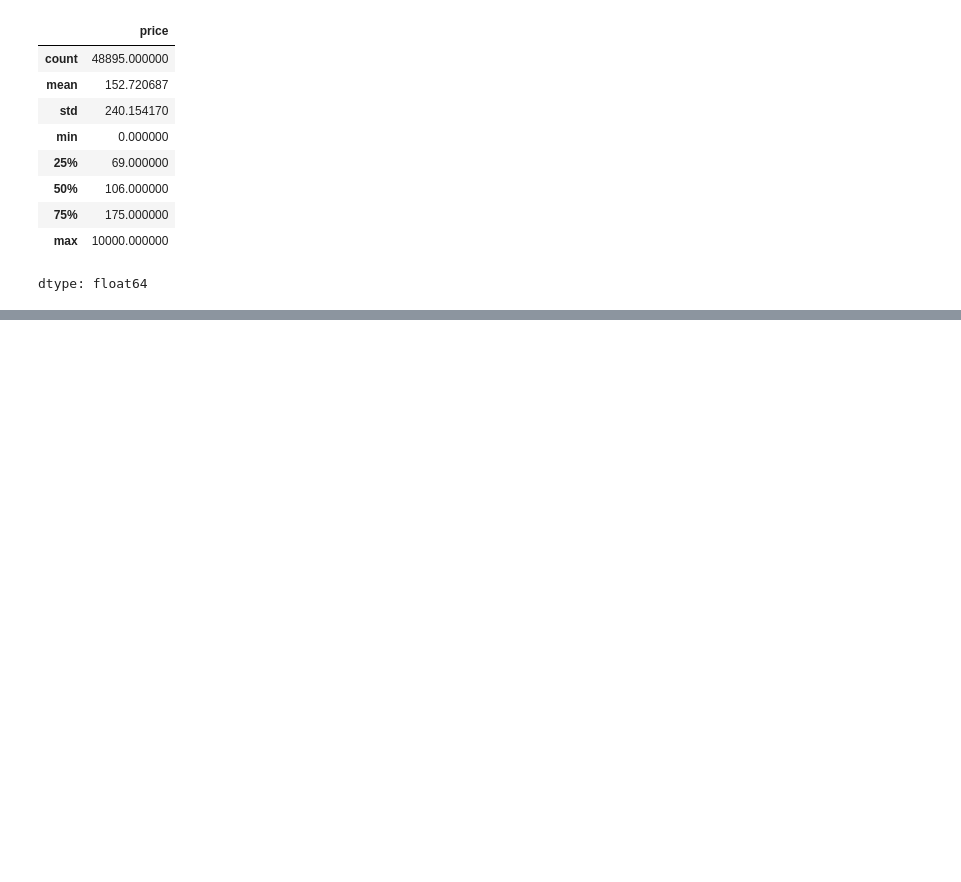
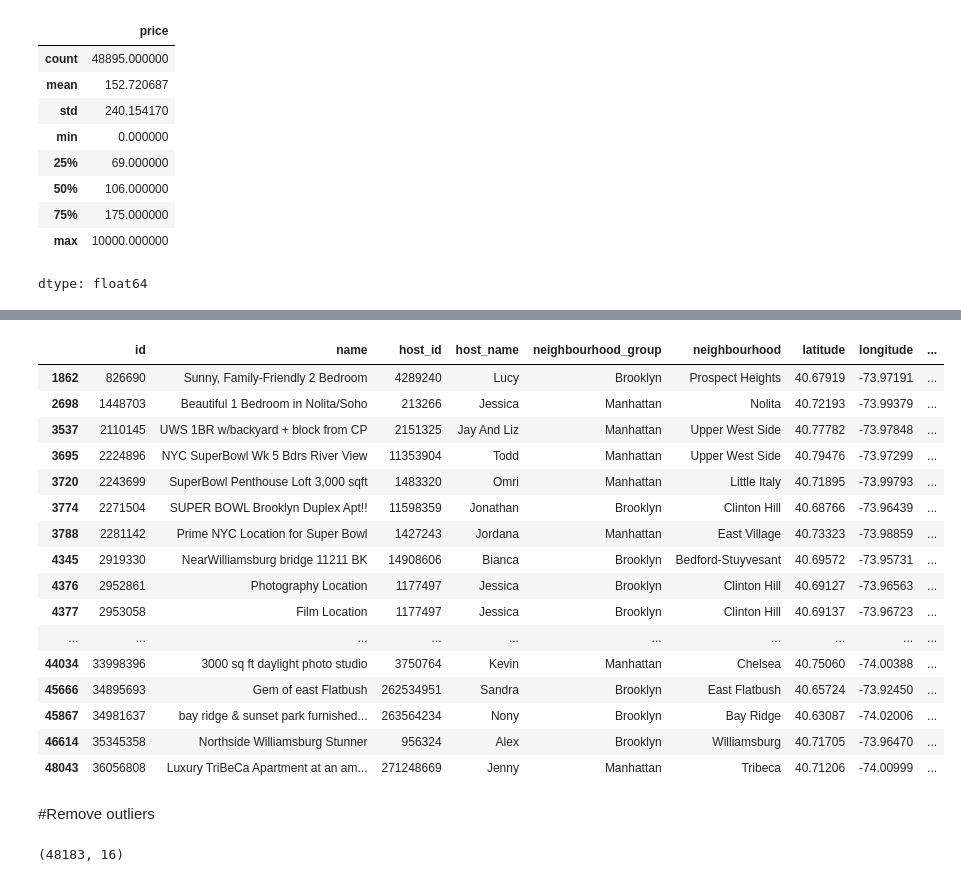
Before and after one commit to neel786/ML-DL, a Jupyter notebook: 13_remove_outliers_using_percentile.ipynb, the cells around one changed output, grey strips where cells are left out. Saved outputs shown, nothing was run; the diff lists cells and outputs as text; code cells hidden in the pictures; blank space fills up the shorter version.

```diff
--- a/13_remove_outliers_using_percentile.ipynb
+++ b/13_remove_outliers_using_percentile.ipynb
@@ -64,0 +29,3 @@ dtype: float64
+# %%
+min_thresold, max_thresold = df.price.quantile([0.01,0.999])
+min_thresold, max_thresold
@@ -64,0 +50,27 @@ dtype: float64
+# %%
+df[df.price>max_thresold]
+# %% [output]
+|  | id | name | host_id | host_name | neighbourhood_group | neighbourhood | latitude | longitude | ... |
+| 1862 | 826690 | Sunny, Family-Friendly 2 Bedroom | 4289240 | Lucy | Brooklyn | Prospect Heights | 40.67919 | -73.97191 | ... |
+| 2698 | 1448703 | Beautiful 1 Bedroom in Nolita/Soho | 213266 | Jessica | Manhattan | Nolita | 40.72193 | -73.99379 | ... |
+| 3537 | 2110145 | UWS 1BR w/backyard + block from CP | 2151325 | Jay And Liz | Manhattan | Upper West Side | 40.77782 | -73.97848 | ... |
+| 3695 | 2224896 | NYC SuperBowl Wk 5 Bdrs River View | 11353904 | Todd | Manhattan | Upper West Side | 40.79476 | -73.97299 | ... |
+| 3720 | 2243699 | SuperBowl Penthouse Loft 3,000 sqft | 1483320 | Omri | Manhattan | Little Italy | 40.71895 | -73.99793 | ... |
+| 3774 | 2271504 | SUPER BOWL Brooklyn Duplex Apt!! | 11598359 | Jonathan | Brooklyn | Clinton Hill | 40.68766 | -73.96439 | ... |
+| 3788 | 2281142 | Prime NYC Location for Super Bowl | 1427243 | Jordana | Manhattan | East Village | 40.73323 | -73.98859 | ... |
+| 4345 | 2919330 | NearWilliamsburg bridge 11211 BK | 14908606 | Bianca | Brooklyn | Bedford-Stuyvesant | 40.69572 | -73.95731 | ... |
+| 4376 | 2952861 | Photography Location | 1177497 | Jessica | Brooklyn | Clinton Hill | 40.69127 | -73.96563 | ... |
+| 4377 | 2953058 | Film Location | 1177497 | Jessica | Brooklyn | Clinton Hill | 40.69137 | -73.96723 | ... |
+| ... | ... | ... | ... | ... | ... | ... | ... | ... | ... |
+| 44034 | 33998396 | 3000 sq ft daylight photo studio | 3750764 | Kevin | Manhattan | Chelsea | 40.75060 | -74.00388 | ... |
+| 45666 | 34895693 | Gem of east Flatbush | 262534951 | Sandra | Brooklyn | East Flatbush | 40.65724 | -73.92450 | ... |
+| 45867 | 34981637 | bay ridge & sunset park furnished... | 263564234 | Nony | Brooklyn | Bay Ridge | 40.63087 | -74.02006 | ... |
+| 46614 | 35345358 | Northside Williamsburg Stunner | 956324 | Alex | Brooklyn | Williamsburg | 40.71705 | -73.96470 | ... |
+| 48043 | 36056808 | Luxury TriBeCa Apartment at an am... | 271248669 | Jenny | Manhattan | Tribeca | 40.71206 | -74.00999 | ... |
+# %% [markdown]
+#Remove outliers
+# %%
+df2 = df[(df.price>min_thresold)&(df.price<max_thresold)]
+df2.shape
+# %% [output]
+(48183, 16)
```
Also changed, not shown: parts of 5 cells of this notebook.
